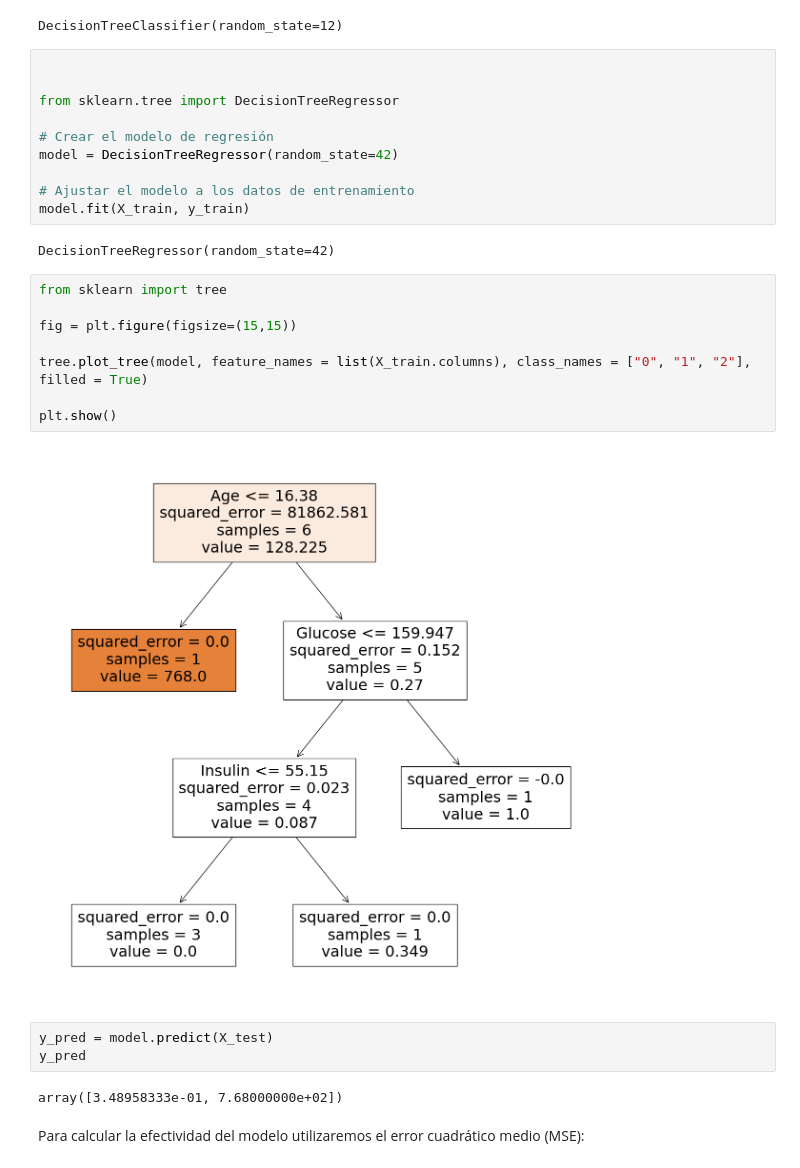
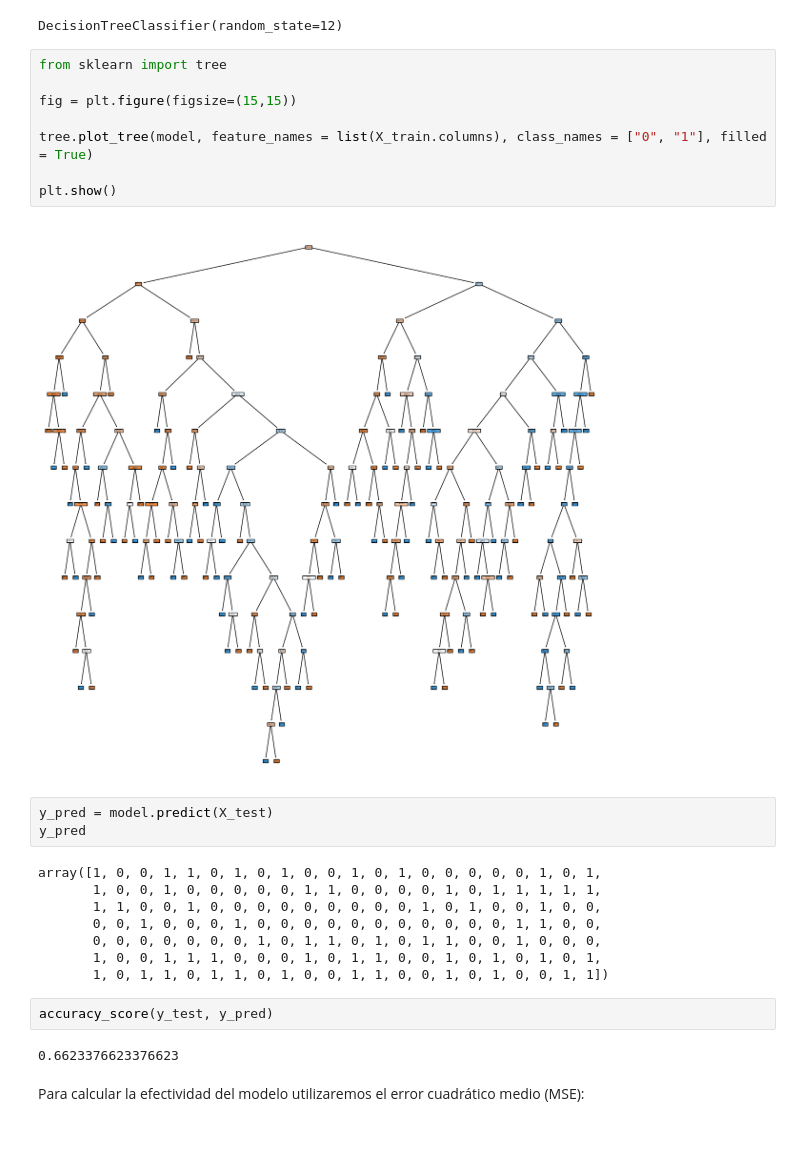
Before and after one commit to 4GeeksAcademy/Kurganova_TREE, a Jupyter notebook: src/explore.ipynb, the cells around one changed output. Cells and saved outputs as stored; diff of their text form; blank space fills up the shorter version.

```diff
--- a/src/explore.ipynb
+++ b/src/explore.ipynb
@@ -519,32 +519,30 @@ model = DecisionTreeClassifier(random_state = 12)
 model.fit(X_train, y_train)
 # %% [output]
 DecisionTreeClassifier(random_state=12)
-# %%
-
-
-from sklearn.tree import DecisionTreeRegressor
-
-# Crear el modelo de regresión
-model = DecisionTreeRegressor(random_state=42)
-
-# Ajustar el modelo a los datos de entrenamiento
-model.fit(X_train, y_train)
-# %% [output]
-DecisionTreeRegressor(random_state=42)
 # %%
 from sklearn import tree
 
 fig = plt.figure(figsize=(15,15))
 
-tree.plot_tree(model, feature_names = list(X_train.columns), class_names = ["0", "1", "2"], filled = True)
+tree.plot_tree(model, feature_names = list(X_train.columns), class_names = ["0", "1"], filled = True)
 
 plt.show()
 # %% [output]
-[figure, old version]
+[figure, new version]
 # %%
 y_pred = model.predict(X_test)
 y_pred
 # %% [output]
-array([3.48958333e-01, 7.68000000e+02])
+array([1, 0, 0, 1, 1, 0, 1, 0, 1, 0, 0, 1, 0, 1, 0, 0, 0, 0, 0, 1, 0, 1,
+       1, 0, 0, 1, 0, 0, 0, 0, 0, 1, 1, 0, 0, 0, 0, 1, 0, 1, 1, 1, 1, 1,
+       1, 1, 0, 0, 1, 0, 0, 0, 0, 0, 0, 0, 0, 0, 1, 0, 1, 0, 0, 1, 0, 0,
+       0, 0, 1, 0, 0, 0, 1, 0, 0, 0, 0, 0, 0, 0, 0, 0, 0, 0, 1, 1, 0, 0,
+       0, 0, 0, 0, 0, 0, 0, 1, 0, 1, 1, 0, 1, 0, 1, 1, 0, 0, 1, 0, 0, 0,
+       1, 0, 0, 1, 1, 1, 0, 0, 0, 1, 0, 1, 1, 0, 0, 1, 0, 1, 0, 1, 0, 1,
+       1, 0, 1, 1, 0, 1, 1, 0, 1, 0, 0, 1, 1, 0, 0, 1, 0, 1, 0, 0, 1, 1])
+# %%
+accuracy_score(y_test, y_pred)
+# %% [output]
+0.6623376623376623
 # %% [markdown]
 Para calcular la efectividad del modelo utilizaremos el error cuadrático medio (MSE):
```
Also changed, not shown: parts of 2 cells of this notebook.
